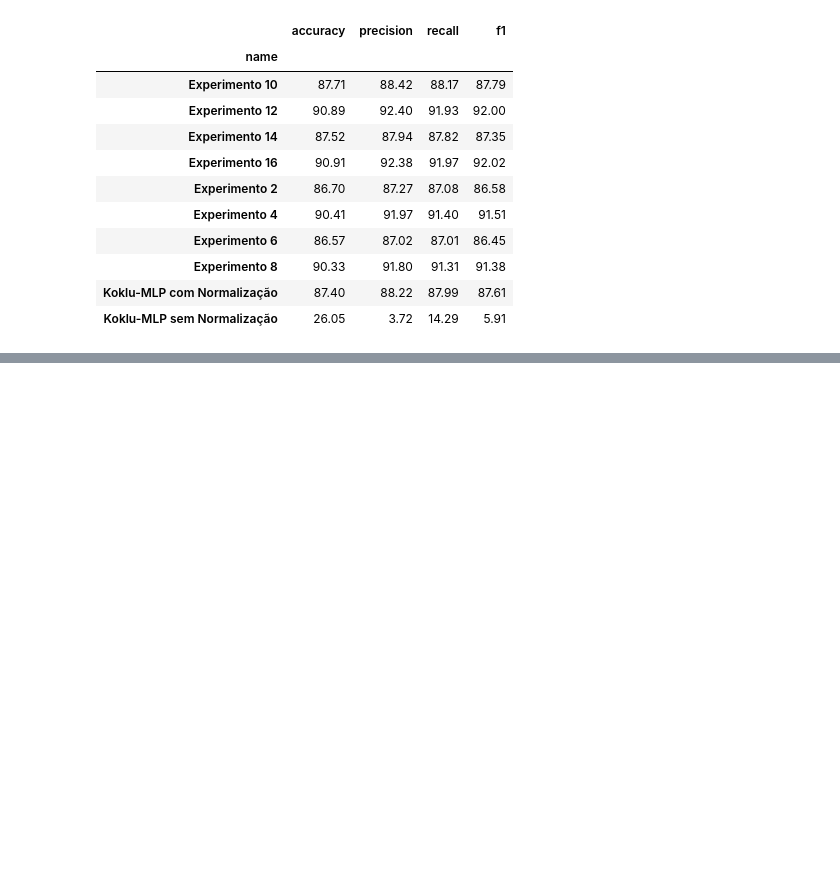
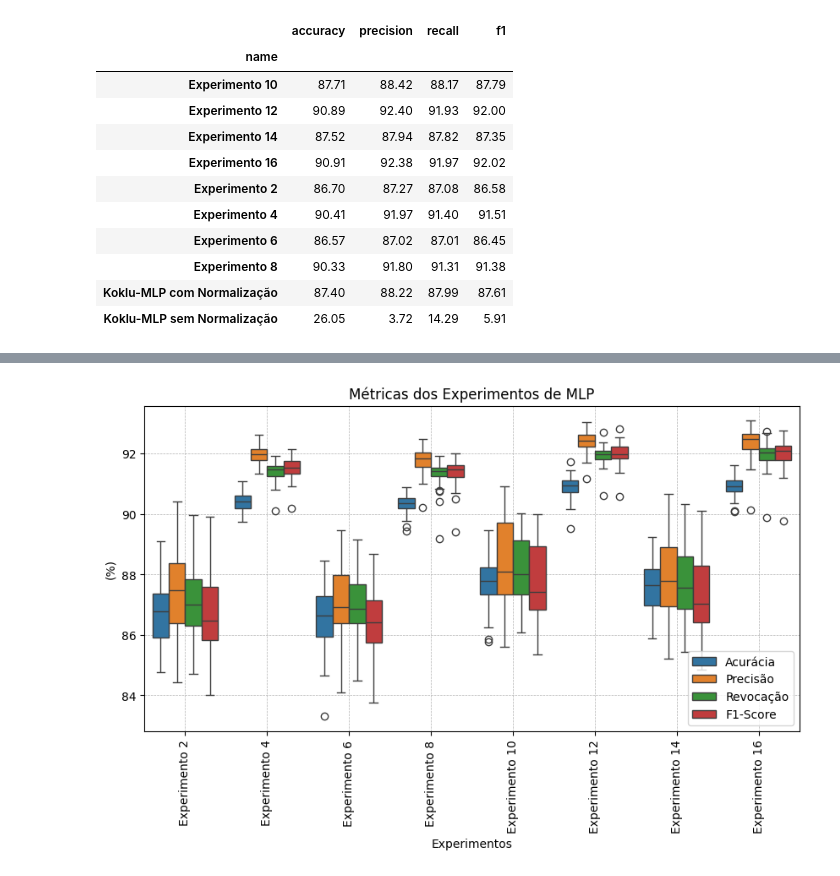
Before and after one commit to lopesvictor1/Beans-Classification, a Jupyter notebook: plots.ipynb, the cells around one changed output, grey strips where cells are left out. Cells and saved outputs as stored; diff of their text form; code cells hidden in the pictures; blank space fills up the shorter version.

```diff
--- a/plots.ipynb
+++ b/plots.ipynb
@@ -349,0 +449,20 @@ plt.grid(True, linestyle='--', linewidth=0.5)
+# %%
+plt.figure(figsize=(10, 5))
+melted_mlp = pd.melt(df_mlp,
+                    id_vars=['name'],
+                    value_vars=['accuracy', 'precision', 'recall', 'f1'],
+                    var_name='Métricas',
+                    value_name='value')
+sns.boxplot(data=melted_mlp, x='name', y='value', hue='Métricas')
+plt.xticks(rotation=90)
+plt.title("Métricas dos Experimentos de MLP")
+plt.ylabel("(%)")
+plt.xlabel("Experimentos")
+leg = plt.legend(loc='lower right')
+leg.get_texts()[0].set_text('Acurácia')
+leg.get_texts()[1].set_text('Precisão')
+leg.get_texts()[2].set_text('Revocação')
+leg.get_texts()[3].set_text('F1-Score')
+plt.grid(True, linestyle='--', linewidth=0.5)
+# %% [output]
+[figure, added]
```
Also changed, not shown: parts of 5 cells of this notebook, 5 other files.
